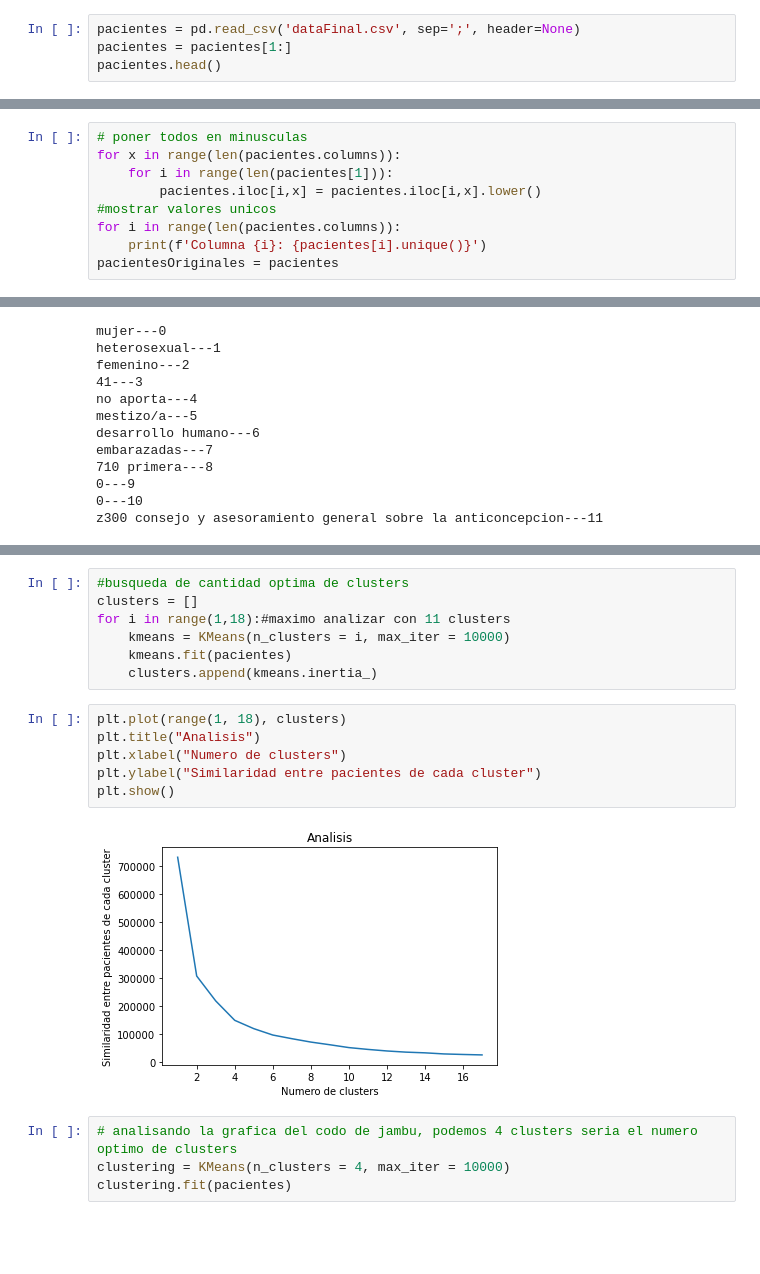
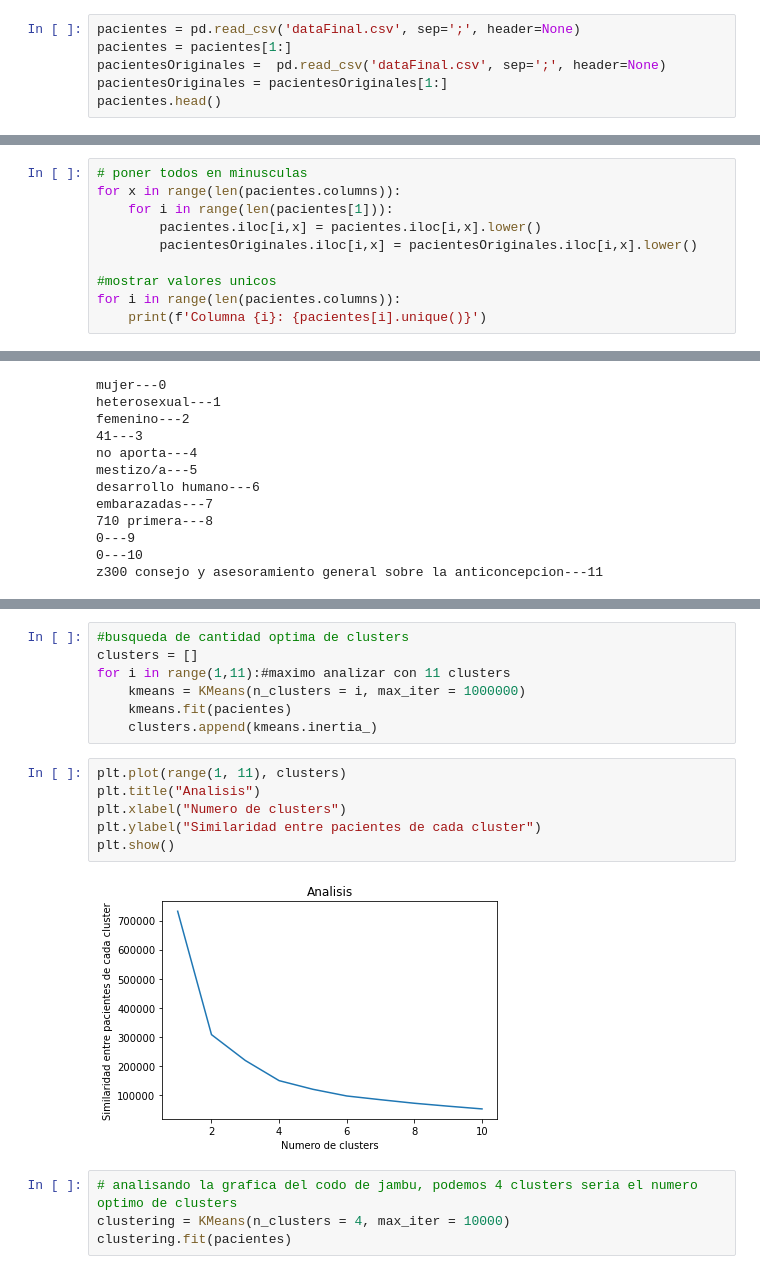
Before and after one commit to stevenq9/Proyecto_IA, a Jupyter notebook: proyecto.ipynb, the cells around one changed output, grey strips where cells are left out. Saved outputs shown, nothing was run; the diff lists cells and outputs as text; blank space fills up the shorter version.

```diff
--- a/proyecto.ipynb
+++ b/proyecto.ipynb
@@ -9,6 +9,8 @@ from sklearn.decomposition import PCA
 # %%
 pacientes = pd.read_csv('dataFinal.csv', sep=';', header=None)
 pacientes = pacientes[1:]
+pacientesOriginales =  pd.read_csv('dataFinal.csv', sep=';', header=None)
+pacientesOriginales = pacientesOriginales[1:]
 pacientes.head()
 # %% [output]
 |  | 0 | 1 | 2 | 3 | 4 | 5 | 6 | 7 | 8 | 9 | 10 | ... |
@@ -22,10 +24,11 @@ pacientes.head()
 for x in range(len(pacientes.columns)):
     for i in range(len(pacientes[1])):
         pacientes.iloc[i,x] = pacientes.iloc[i,x].lower()
+        pacientesOriginales.iloc[i,x] = pacientesOriginales.iloc[i,x].lower()
+
 #mostrar valores unicos
 for i in range(len(pacientes.columns)):
     print(f'Columna {i}: {pacientes[i].unique()}')
-pacientesOriginales = pacientes
 # %% [output]
 Columna 0: ['mujer' 'hombre']
 Columna 1: ['heterosexual' 'no aplica' 'lesbiana' 'gay' 'no sabe/no responde'
@@ -95,18 +123,18 @@ pacientes.describe()
 # %%
 #busqueda de cantidad optima de clusters
 clusters = []
-for i in range(1,18):#maximo analizar con 11 clusters
-    kmeans = KMeans(n_clusters = i, max_iter = 10000)
+for i in range(1,11):#maximo analizar con 11 clusters
+    kmeans = KMeans(n_clusters = i, max_iter = 1000000)
     kmeans.fit(pacientes)
     clusters.append(kmeans.inertia_)
 # %%
-plt.plot(range(1, 18), clusters)
+plt.plot(range(1, 11), clusters)
 plt.title("Analisis")
 plt.xlabel("Numero de clusters")
 plt.ylabel("Similaridad entre pacientes de cada cluster")
 plt.show()
 # %% [output]
-[figure, old version]
+[figure, new version]
 # %%
 # analisando la grafica del codo de jambu, podemos 4 clusters seria el numero optimo de clusters
 clustering = KMeans(n_clusters = 4, max_iter = 10000)
```
Also changed, not shown: parts of 9 cells of this notebook, 4 other files.
